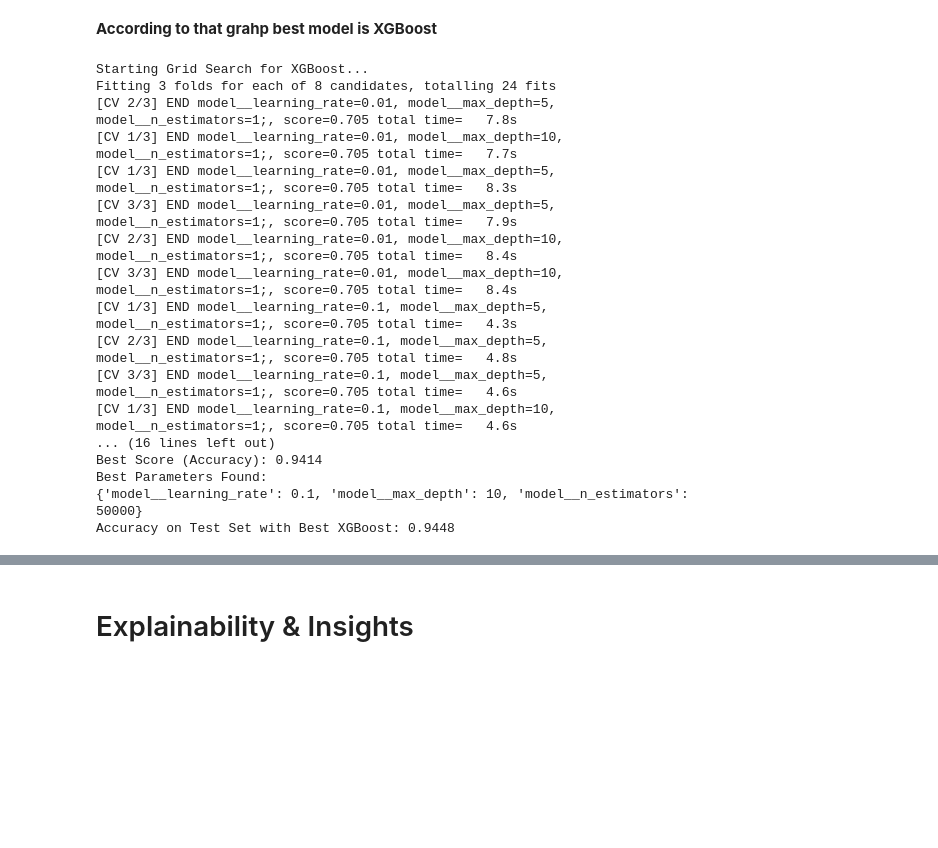
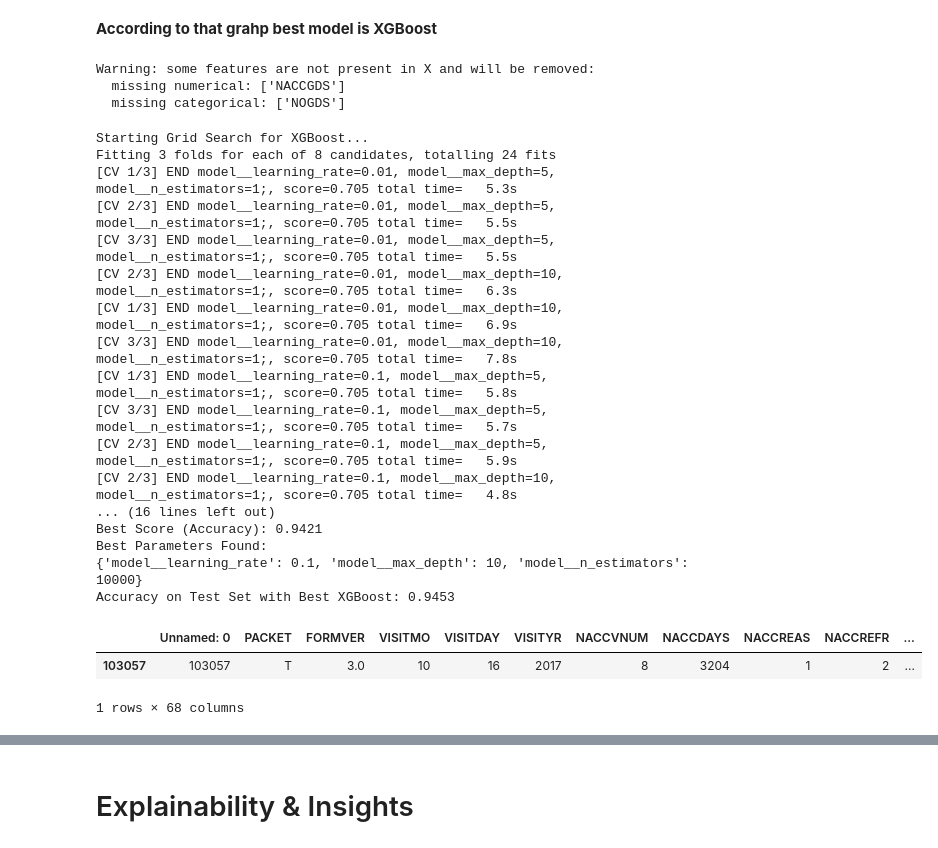
Before and after one commit to kmoshada/Hackathon, a Jupyter notebook: BOOK.ipynb, the cells around one changed output, grey strips where cells are left out. Saved outputs shown, nothing was run; the diff lists cells and outputs as text; code cells hidden in the pictures; blank space fills up the shorter version.

```diff
--- a/BOOK.ipynb
+++ b/BOOK.ipynb
@@ -615,7 +622,19 @@ X = lev1.drop(['DEMENTED'] + columns_to_drop, axis=1)
 # Split into training and testing sets
 X_train, X_test, y_train, y_test = train_test_split(X, y, test_size=0.2, random_state=42)
 # %%
+available_cols = set(X.columns)
+missing_num = [c for c in numerical_features if c not in available_cols]
+missing_cat = [c for c in categorical_features if c not in available_cols]
 
+if missing_num or missing_cat:
+    print("Warning: some features are not present in X and will be removed:")
+    if missing_num:
+        print("  missing numerical:", missing_num)
+    if missing_cat:
+        print("  missing categorical:", missing_cat)
+
+numerical_features = [c for c in numerical_features if c in available_cols]
+categorical_features = [c for c in categorical_features if c in available_cols]
 numerical_transformer = Pipeline(steps=[
     ('imputer', SimpleImputer(strategy='median')),
     ('scaler', StandardScaler())
@@ -633,6 +652,10 @@ preprocessor = ColumnTransformer(
     ],
     remainder='passthrough'
 )
+# %% [output]
+Warning: some features are not present in X and will be removed:
+  missing numerical: ['NACCGDS']
+  missing categorical: ['NOGDS']
 # %%
 xgb_pipeline = Pipeline(steps=[
     ('preprocessor', preprocessor),
@@ -640,7 +663,7 @@ xgb_pipeline = Pipeline(steps=[
 ])
 
 param_grid_xgb = {
-    'model__n_estimators': [1, 50000],
+    'model__n_estimators': [1, 10000],
     'model__learning_rate': [0.01, 0.1],
     'model__max_depth': [5, 10]
 }
@@ -667,18 +690,24 @@ print(f"Accuracy on Test Set with Best XGBoost: {final_xgb_accuracy:.4f}")
 # %% [output]
 Starting Grid Search for XGBoost...
 Fitting 3 folds for each of 8 candidates, totalling 24 fits
-[CV 2/3] END model__learning_rate=0.01, model__max_depth=5, model__n_estimators=1;, score=0.705 total time=   7.8s
-[CV 1/3] END model__learning_rate=0.01, model__max_depth=10, model__n_estimators=1;, score=0.705 total time=   7.7s
-[CV 1/3] END model__learning_rate=0.01, model__max_depth=5, model__n_estimators=1;, score=0.705 total time=   8.3s
-[CV 3/3] END model__learning_rate=0.01, model__max_depth=5, model__n_estimators=1;, score=0.705 total time=   7.9s
-[CV 2/3] END model__learning_rate=0.01, model__max_depth=10, model__n_estimators=1;, score=0.705 total time=   8.4s
-[CV 3/3] END model__learning_rate=0.01, model__max_depth=10, model__n_estimators=1;, score=0.705 total time=   8.4s
-[CV 1/3] END model__learning_rate=0.1, model__max_depth=5, model__n_estimators=1;, score=0.705 total time=   4.3s
-[CV 2/3] END model__learning_rate=0.1, model__max_depth=5, model__n_estimators=1;, score=0.705 total time=   4.8s
-[CV 3/3] END model__learning_rate=0.1, model__max_depth=5, model__n_estimators=1;, score=0.705 total time=   4.6s
-[CV 1/3] END model__learning_rate=0.1, model__max_depth=10, model__n_estimators=1;, score=0.705 total time=   4.6s
+[CV 1/3] END model__learning_rate=0.01, model__max_depth=5, model__n_estimators=1;, score=0.705 total time=   5.3s
+[CV 2/3] END model__learning_rate=0.01, model__max_depth=5, model__n_estimators=1;, score=0.705 total time=   5.5s
+[CV 3/3] END model__learning_rate=0.01, model__max_depth=5, model__n_estimators=1;, score=0.705 total time=   5.5s
+[CV 2/3] END model__learning_rate=0.01, model__max_depth=10, model__n_estimators=1;, score=0.705 total time=   6.3s
+[CV 1/3] END model__learning_rate=0.01, model__max_depth=10, model__n_estimators=1;, score=0.705 total time=   6.9s
+[CV 3/3] END model__learning_rate=0.01, model__max_depth=10, model__n_estimators=1;, score=0.705 total time=   7.8s
+[CV 1/3] END model__learning_rate=0.1, model__max_depth=5, model__n_estimators=1;, score=0.705 total time=   5.8s
+[CV 3/3] END model__learning_rate=0.1, model__max_depth=5, model__n_estimators=1;, score=0.705 total time=   5.7s
+[CV 2/3] END model__learning_rate=0.1, model__max_depth=5, model__n_estimators=1;, score=0.705 total time=   5.9s
+[CV 2/3] END model__learning_rate=0.1, model__max_depth=10, model__n_estimators=1;, score=0.705 total time=   4.8s
 ... (16 lines left out)
-Best Score (Accuracy): 0.9414
+Best Score (Accuracy): 0.9421
 Best Parameters Found:
-{'model__learning_rate': 0.1, 'model__max_depth': 10, 'model__n_estimators': 50000}
-Accuracy on Test Set with Best XGBoost: 0.9448
+{'model__learning_rate': 0.1, 'model__max_depth': 10, 'model__n_estimators': 10000}
+Accuracy on Test Set with Best XGBoost: 0.9453
+# %%
+X_test.head(1)
+# %% [output]
+|  | Unnamed: 0 | PACKET | FORMVER | VISITMO | VISITDAY | VISITYR | NACCVNUM | NACCDAYS | NACCREAS | NACCREFR | ... |
+| 103057 | 103057 | T | 3.0 | 10 | 16 | 2017 | 8 | 3204 | 1 | 2 | ... |
+1 rows × 68 columns
```
Also changed, not shown: parts of 4 cells of this notebook.
